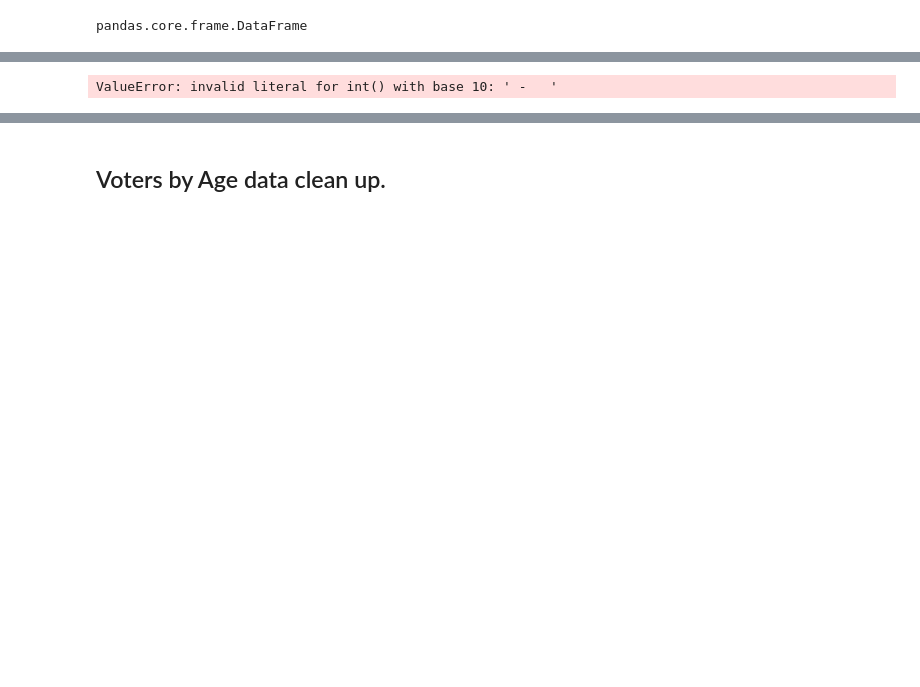
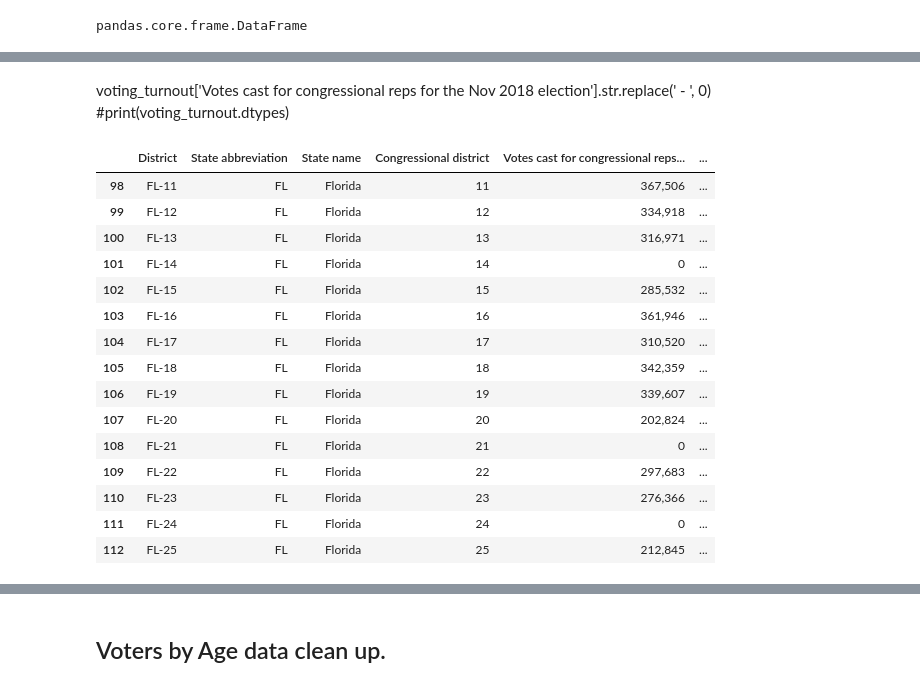
Before and after one commit to tthoang/Reading-Between-the-Gerrymandered-Lines, a Jupyter notebook: notebooks/demographics_eda.ipynb, the cells around one changed output, grey strips where cells are left out. Drawn from its saved outputs; the diff is of its cells as text; code cells hidden in the pictures; blank space fills up the shorter version.

```diff
--- a/notebooks/demographics_eda.ipynb
+++ b/notebooks/demographics_eda.ipynb
@@ -107,5 +158,28 @@ ValueError: invalid literal for int() with base 10: ' -   '
+# %% [markdown]
+voting_turnout['Votes cast for congressional reps for the Nov 2018 election'].str.replace(' -   ', 0)
+#print(voting_turnout.dtypes)
 # %%
-voting_turnout['Votes cast for congressional reps for the Nov 2018 election'].str.replace(',', '').astype(int)
-#print(voting_turnout.dtypes)
+no_dash = ['Votes cast for congressional reps for the Nov 2018 election',
+       'Voting Rate Estimate', 'Voting Rate MOE']
-# %% [output]
-ValueError: invalid literal for int() with base 10: ' -   '
+# %%
+for column in no_dash:
+    voting_turnout[column] = voting_turnout[column].str.replace(' -   ', '0')
+# %%
+voting_turnout.iloc[98:113, :]
+# %% [output]
+|  | District | State abbreviation | State name | Congressional district | Votes cast for congressional reps... | ... |
+| 98 | FL-11 | FL | Florida | 11 | 367,506 | ... |
+| 99 | FL-12 | FL | Florida | 12 | 334,918 | ... |
+| 100 | FL-13 | FL | Florida | 13 | 316,971 | ... |
+| 101 | FL-14 | FL | Florida | 14 | 0 | ... |
+| 102 | FL-15 | FL | Florida | 15 | 285,532 | ... |
+| 103 | FL-16 | FL | Florida | 16 | 361,946 | ... |
+| 104 | FL-17 | FL | Florida | 17 | 310,520 | ... |
+| 105 | FL-18 | FL | Florida | 18 | 342,359 | ... |
+| 106 | FL-19 | FL | Florida | 19 | 339,607 | ... |
+| 107 | FL-20 | FL | Florida | 20 | 202,824 | ... |
+| 108 | FL-21 | FL | Florida | 21 | 0 | ... |
+| 109 | FL-22 | FL | Florida | 22 | 297,683 | ... |
+| 110 | FL-23 | FL | Florida | 23 | 276,366 | ... |
+| 111 | FL-24 | FL | Florida | 24 | 0 | ... |
+| 112 | FL-25 | FL | Florida | 25 | 212,845 | ... |
```
Also changed, not shown: parts of 96 cells of this notebook.
